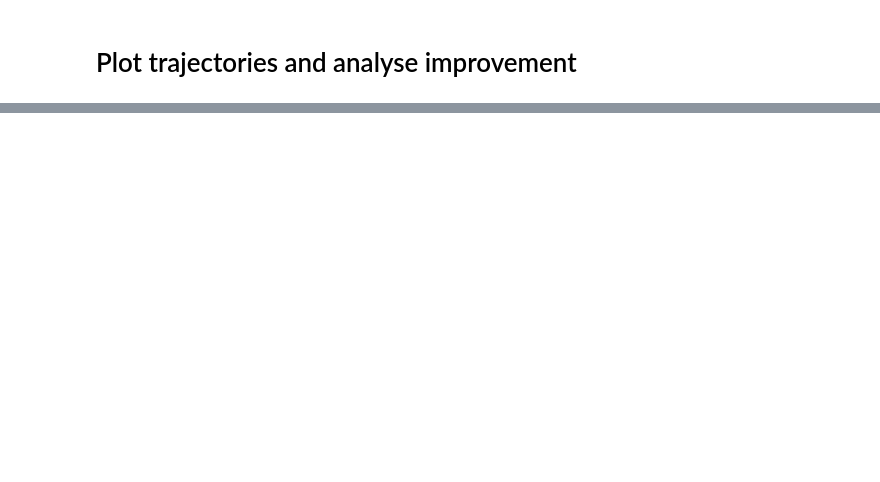
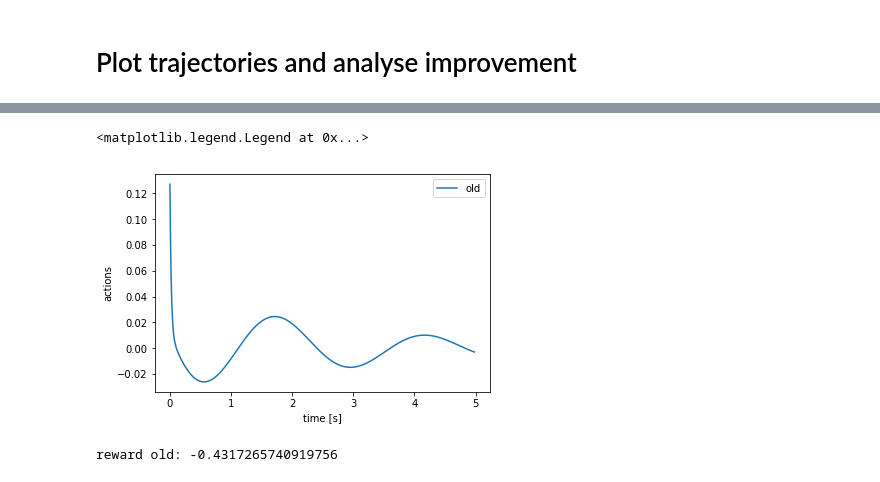
Before and after one commit to bevanda/safe_learning, a Jupyter notebook: examples/cart_pole_rlr.ipynb, the cells around one changed output, grey strips where cells are left out. Saved outputs shown, nothing was run; the diff lists cells and outputs as text; code cells hidden in the pictures; blank space fills up the shorter version.

```diff
--- a/examples/cart_pole_rlr.ipynb
+++ b/examples/cart_pole_rlr.ipynb
@@ -493,9 +496,14 @@ plt.show()
 # %%
-plt.plot(t[:-1], actions_new, label='new')
+#plt.plot(t[:-1], actions_new, label='new')
 plt.plot(t[:-1], actions_old, label='old')
 plt.xlabel('time [s]')
 plt.ylabel('actions')
 plt.legend()
+# %% [output]
+<matplotlib.legend.Legend at 0x...>
+[figure, added]
 # %%
 print('reward old:', tf.reduce_sum(rl.reward_function(states_old[:-1], actions_old)).eval(feed_dict=rl.feed_dict))
-print('reward new:', tf.reduce_sum(rl.reward_function(states_new[:-1], actions_new)).eval(feed_dict=rl.feed_dict))
+#print('reward new:', tf.reduce_sum(rl.reward_function(states_new[:-1], actions_new)).eval(feed_dict=rl.feed_dict))
+# %% [output]
+reward old: -0.4317265740919756
```
Also changed, not shown: parts of 6 cells of this notebook, 2 other files.
